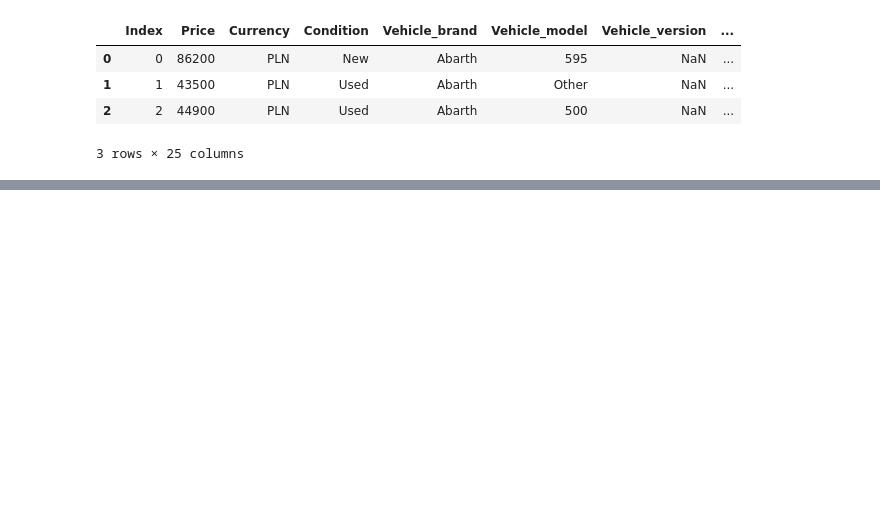
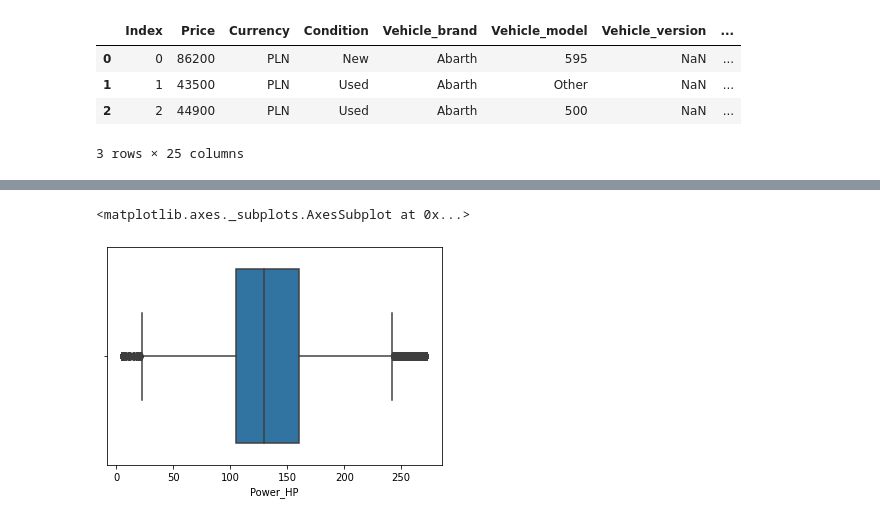
Before and after one commit to marawan1805/DataEngineering, a Jupyter notebook: Milestone1.ipynb, the cells around one changed output, grey strips where cells are left out. Saved outputs shown, nothing was run; the diff lists cells and outputs as text; code cells hidden in the pictures; blank space fills up the shorter version.

```diff
--- a/Milestone1.ipynb
+++ b/Milestone1.ipynb
@@ -17,0 +62,5 @@ df.head(3)
+# %%
+Q1 = df['Power_HP'].quantile(0.25)
+Q3 = df['Power_HP'].quantile(0.75)
+IQR = Q3 - Q1
+print(IQR)
@@ -17,0 +69,4 @@ df.head(3)
+# %%
+arr_1 = df['Power_HP'] < (Q1 - 1.5 * IQR)
+arr_2 = df['Power_HP'] > (Q3 + 1.5 * IQR)
+mask = (arr_1 | arr_2)
@@ -17,0 +77,4 @@ df.head(3)
+# %%
+#Removing the outliers
+df = df[~(mask)]
+df
@@ -17,0 +95,6 @@ df.head(3)
+# %%
+#box-plot after removing outliers
+sns.boxplot(x=df['Power_HP'])
+# %% [output]
+<matplotlib.axes._subplots.AxesSubplot at 0x...>
+[figure, added]
```
Also changed, not shown: parts of 23 cells of this notebook.
